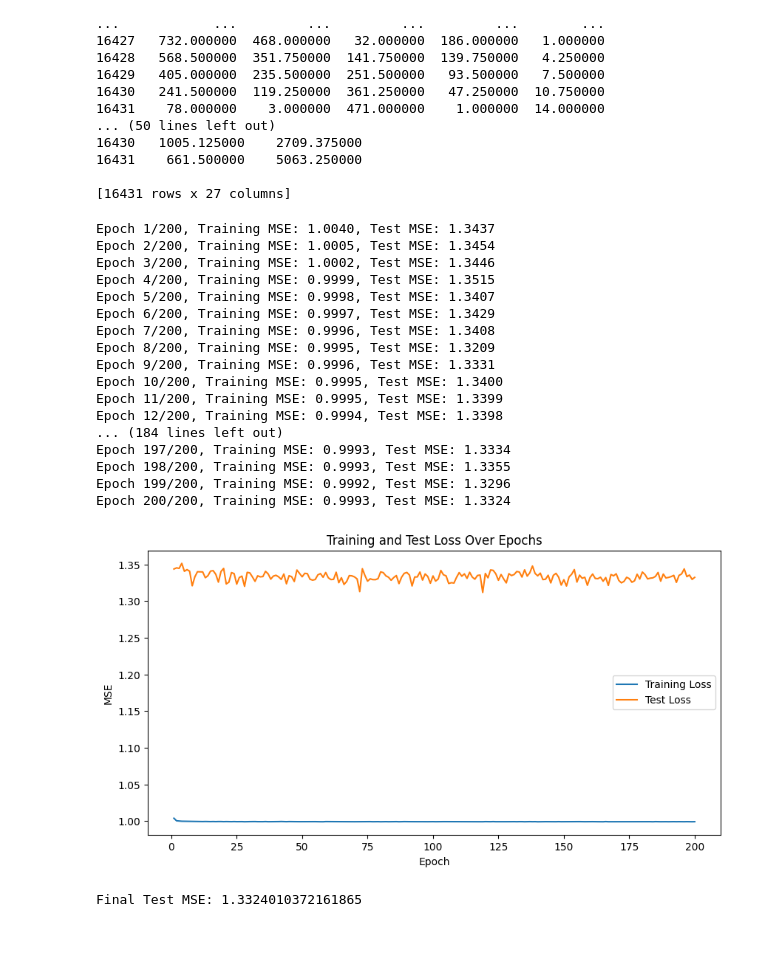
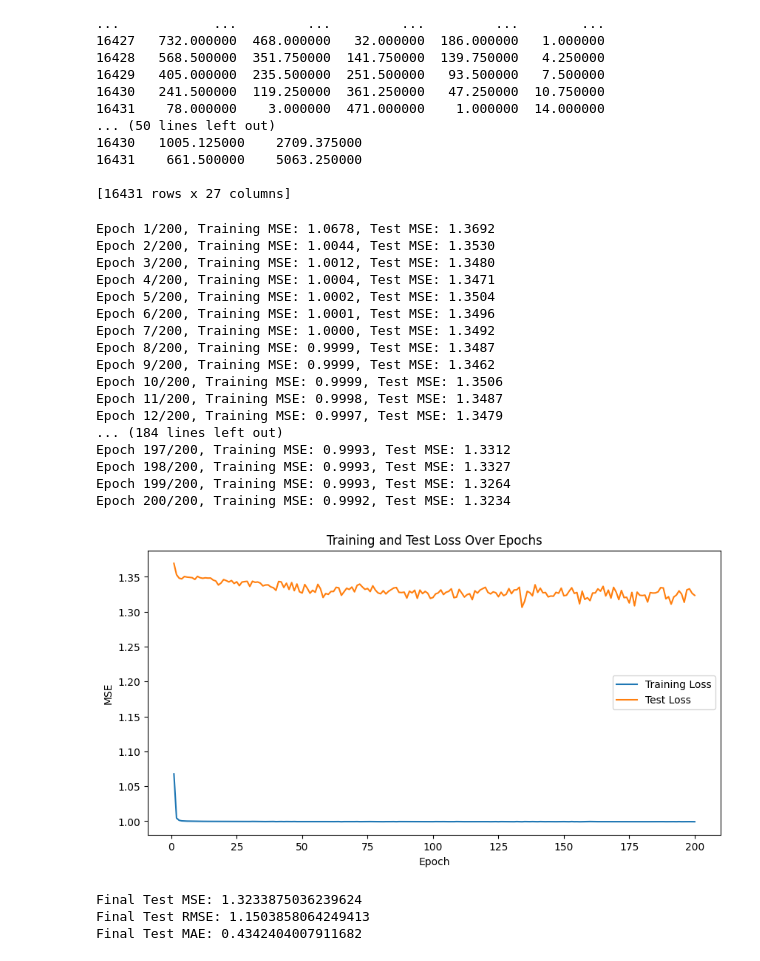
Before and after one commit to ANCP2021/ML-on-Graphs-Project, a Jupyter notebook: Models/Neural_Networks/LSTM_Modified.ipynb, the cells around one changed output. Cells and saved outputs as stored; diff of their text form; code cells hidden in the pictures.

```diff
--- a/Models/Neural_Networks/LSTM_Modified.ipynb
+++ b/Models/Neural_Networks/LSTM_Modified.ipynb
@@ -98,8 +103,13 @@ epochs = 200
 train_losses = []
 test_losses = []
 
+rmse_test = 0
+mae_test = 0
+
 for epoch in range(epochs):
     history = model.fit(x_train, y_train, validation_data=(x_test, y_test), epochs=1, batch_size=32, verbose=0)
+
+    mae_hist = mae_model.fit(x_train, y_train, validation_data=(x_test, y_test), epochs=1, batch_size=32, verbose=0)
 
     # Access losses directly from history object
     train_mse = history.history['loss'][-1]
@@ -109,6 +119,8 @@ for epoch in range(epochs):
     test_losses.append(test_mse)
 
     print(f'Epoch {epoch+1}/{epochs}, Training MSE: {train_mse:.4f}, Test MSE: {test_mse:.4f}')
+
+    mae_test = mae_hist.history['loss'][-1]
 
 # Plotting training and testing loss over epochs
 plt.figure(figsize=(10, 5))
@@ -122,5 +134,8 @@ plt.show()
 
 # Final evaluation
 final_mse_test = test_losses[-1]
+rmse_test = np.sqrt(final_mse_test)
 print(f'Final Test MSE: {final_mse_test}')
+print(f'Final Test RMSE: {rmse_test}')
+print(f'Final Test MAE: {mae_test}')
 # %% [output]
@@ -230,13 +247,24 @@ model = Sequential([
 ])
 
 model.compile(optimizer='adam', loss='mean_squared_error')
+
+mae_model = Sequential([
+    LSTM(10, activation='relu', input_shape=(1, x_train.shape[2])),
+    Dense(5)
+])
+mae_model.compile(optimizer='adam', loss='mean_absolute_error')
 # %%
 epochs = 200
 train_losses = []
 test_losses = []
 
+rmse_test = 0
+mae_test = 0
+
 for epoch in range(epochs):
     history = model.fit(x_train, y_train, validation_data=(x_test, y_test), epochs=1, batch_size=32, verbose=0)
+
+    mae_hist = mae_model.fit(x_train, y_train, validation_data=(x_test, y_test), epochs=1, batch_size=32, verbose=0)
 
     # Access losses directly from history object
     train_mse = history.history['loss'][-1]
@@ -246,6 +274,8 @@ for epoch in range(epochs):
     test_losses.append(test_mse)
 
     print(f'Epoch {epoch+1}/{epochs}, Training MSE: {train_mse:.4f}, Test MSE: {test_mse:.4f}')
+
+    mae_test = mae_hist.history['loss'][-1]
 
 # Plotting training and testing loss over epochs
 plt.figure(figsize=(10, 5))
@@ -259,5 +289,8 @@ plt.show()
 
 # Final evaluation
 final_mse_test = test_losses[-1]
+rmse_test = np.sqrt(final_mse_test)
 print(f'Final Test MSE: {final_mse_test}')
+print(f'Final Test RMSE: {rmse_test}')
+print(f'Final Test MAE: {mae_test}')
 # %% [output]
@@ -391,53 +426,71 @@ model = Sequential([
 ])
 
 model.compile(optimizer='adam', loss='mean_squared_error')
+
+mae_model = Sequential([
+    LSTM(10, activation='relu', input_shape=(1, x_train.shape[2])),
+    Dense(5)
+])
+mae_model.compile(optimizer='adam', loss='mean_absolute_error')
 # %%
 epochs = 200
 train_losses = []
 test_losses = []
 
+rmse_test = 0
+mae_test = 0
+
 for epoch in range(epochs):
     history = model.fit(x_train, y_train, validation_data=(x_test, y_test), epochs=1, batch_size=32, verbose=0)
+
+    mae_hist = mae_model.fit(x_train, y_train, validation_data=(x_test, y_test), epochs=1, batch_size=32, verbose=0)
 
     # Access losses directly from history object
     train_mse = history.history['loss'][-1]
     test_mse = history.history['val_loss'][-1]
 
     train_losses.append(train_mse)
     test_losses.append(test_mse)
 
     print(f'Epoch {epoch+1}/{epochs}, Training MSE: {train_mse:.4f}, Test MSE: {test_mse:.4f}')
+
+    mae_test = mae_hist.history['loss'][-1]
 
 # Plotting training and testing loss over epochs
 plt.figure(figsize=(10, 5))
 plt.plot(range(1, epochs+1), train_losses, label='Training Loss')
 plt.plot(range(1, epochs+1), test_losses, label='Test Loss')
 plt.xlabel('Epoch')
 plt.ylabel('MSE')
 plt.title('Training and Test Loss Over Epochs')
 plt.legend()
 plt.show()
 
 # Final evaluation
 final_mse_test = test_losses[-1]
+rmse_test = np.sqrt(final_mse_test)
 print(f'Final Test MSE: {final_mse_test}')
+print(f'Final Test RMSE: {rmse_test}')
+print(f'Final Test MAE: {mae_test}')
 # %% [output]
-Epoch 1/200, Training MSE: 1.0040, Test MSE: 1.3437
-Epoch 2/200, Training MSE: 1.0005, Test MSE: 1.3454
-Epoch 3/200, Training MSE: 1.0002, Test MSE: 1.3446
-Epoch 4/200, Training MSE: 0.9999, Test MSE: 1.3515
-Epoch 5/200, Training MSE: 0.9998, Test MSE: 1.3407
-Epoch 6/200, Training MSE: 0.9997, Test MSE: 1.3429
-Epoch 7/200, Training MSE: 0.9996, Test MSE: 1.3408
-Epoch 8/200, Training MSE: 0.9995, Test MSE: 1.3209
-Epoch 9/200, Training MSE: 0.9996, Test MSE: 1.3331
-Epoch 10/200, Training MSE: 0.9995, Test MSE: 1.3400
-Epoch 11/200, Training MSE: 0.9995, Test MSE: 1.3399
-Epoch 12/200, Training MSE: 0.9994, Test MSE: 1.3398
+Epoch 1/200, Training MSE: 1.0678, Test MSE: 1.3692
+Epoch 2/200, Training MSE: 1.0044, Test MSE: 1.3530
+Epoch 3/200, Training MSE: 1.0012, Test MSE: 1.3480
+Epoch 4/200, Training MSE: 1.0004, Test MSE: 1.3471
+Epoch 5/200, Training MSE: 1.0002, Test MSE: 1.3504
+Epoch 6/200, Training MSE: 1.0001, Test MSE: 1.3496
+Epoch 7/200, Training MSE: 1.0000, Test MSE: 1.3492
+Epoch 8/200, Training MSE: 0.9999, Test MSE: 1.3487
+Epoch 9/200, Training MSE: 0.9999, Test MSE: 1.3462
+Epoch 10/200, Training MSE: 0.9999, Test MSE: 1.3506
+Epoch 11/200, Training MSE: 0.9998, Test MSE: 1.3487
+Epoch 12/200, Training MSE: 0.9997, Test MSE: 1.3479
 ... (184 lines left out)
-Epoch 197/200, Training MSE: 0.9993, Test MSE: 1.3334
-Epoch 198/200, Training MSE: 0.9993, Test MSE: 1.3355
-Epoch 199/200, Training MSE: 0.9992, Test MSE: 1.3296
-Epoch 200/200, Training MSE: 0.9993, Test MSE: 1.3324
+Epoch 197/200, Training MSE: 0.9993, Test MSE: 1.3312
+Epoch 198/200, Training MSE: 0.9993, Test MSE: 1.3327
+Epoch 199/200, Training MSE: 0.9993, Test MSE: 1.3264
+Epoch 200/200, Training MSE: 0.9992, Test MSE: 1.3234
-[figure, old version]
+[figure, new version]
-Final Test MSE: 1.3324010372161865
+Final Test MSE: 1.3233875036239624
+Final Test RMSE: 1.1503858064249413
+Final Test MAE: 0.4342404007911682
```
Also changed, not shown: parts of 4 cells of this notebook, 3 other files.
